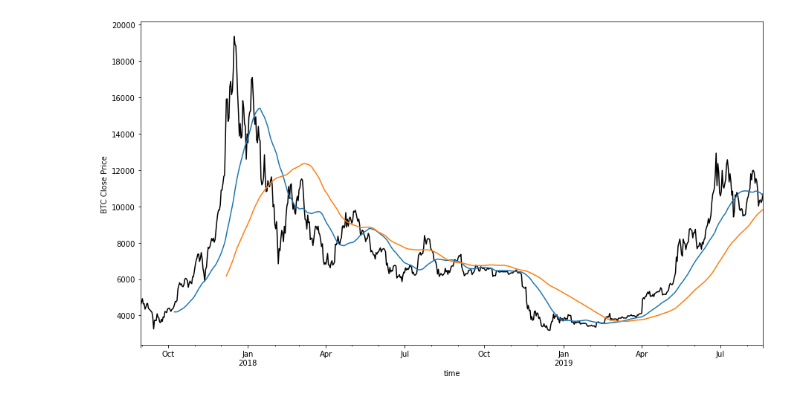
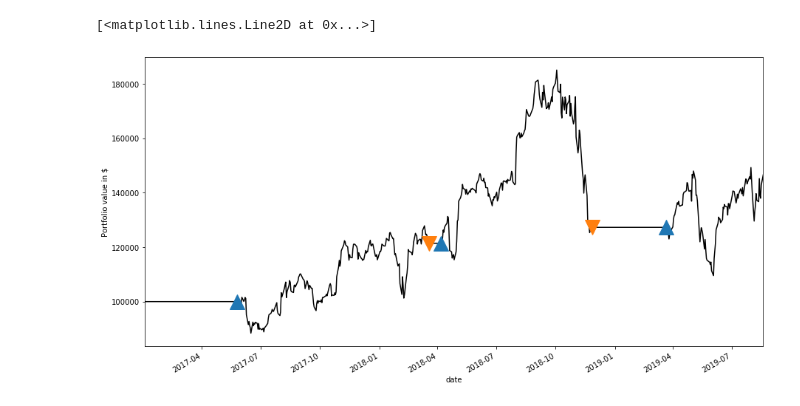
Before and after one commit to debuggermalhotra/open-finance, a Jupyter notebook: Equity_Moving_Average.ipynb, the cells around one changed output. Cells and saved outputs as stored; diff of their text form; code cells hidden in the pictures.

```diff
--- a/Equity_Moving_Average.ipynb
+++ b/Equity_Moving_Average.ipynb
@@ -11,4 +12,3 @@ pd.set_option('display.max_colwidth', -1)  # or 199
 # %%
-tsla=stocks.ohlcv('TSLA','2017-01-01','2019-08-19')
-btc=crypto.ohlcv('BTC/USD','2017-01-01','2019-08-19')
+data=stocks.ohlcv('AAPL','2017-01-01','2019-08-19')
 # %%
@@ -57,15 +36,15 @@ Text(0.5, 1.0, 'BTC close price')
 short_window=40
 long_window=100
 
-tsla_signals=pd.DataFrame(index=tsla.index)
-tsla_signals['signal']=0.0
-tsla_signals['short_mavg']=analysis.sma(tsla['close'],short_window)
-tsla_signals['long_mavg']=analysis.sma(tsla['close'],long_window)
-tsla_signals['signal'][short_window:]=np.where(tsla_signals['short_mavg'][short_window:]
-                                               >tsla_signals['long_mavg'][short_window:],1,0)
-tsla_signals['positions']=tsla_signals['signal'].diff()
-print(tsla_signals.loc[tsla_signals['positions']==1.0])
-print(tsla_signals.loc[tsla_signals['positions']==-1.0])
+signals=pd.DataFrame(index=data.index)
+signals['signal']=0.0
+signals['short_mavg']=analysis.sma(data['close'],short_window)
+signals['long_mavg']=analysis.sma(data['close'],long_window)
+signals['signal'][short_window:]=np.where(signals['short_mavg'][short_window:]
+                                               >signals['long_mavg'][short_window:],1,0)
+signals['positions']=signals['signal'].diff()
+print(signals.loc[signals['positions']==1.0])
+print(signals.loc[signals['positions']==-1.0])
 # %% [output]
             signal  short_mavg  long_mavg  positions
 date
@@ -115,0 +69,11 @@ time
+# %%
+initial_capital=float(100000)
+positions=pd.DataFrame(index=signals.index).fillna(0.0)
+positions['Positions in TSLA']=1000*signals['signal']
+portfolio=positions.multiply(data['close'],axis=0)
+pos_diff=positions.diff()
+portfolio['holdings']=(positions.multiply(data['close'],axis=0).sum(axis=1))
+portfolio['cash']=initial_capital-(pos_diff.multiply(data['close'],axis=0)).sum(axis=1).cumsum()
+portfolio['total']=portfolio['cash']+portfolio['holdings']
+portfolio['returns']=portfolio['total'].pct_change()
+portfolio.tail(10)
@@ -116,11 +93,9 @@ time
 # %%
-fig2=plt.figure(figsize=(15,8))
-ax2=fig2.add_subplot(111,ylabel='BTC Close Price')
-btc['close'].plot(ax=ax2,color='black')
-btc_signals['short_mavg'].plot(ax=ax2)
-btc_signals['long_mavg'].plot(ax=ax2)
-ax2.plot(btc_signals.loc[btc_signals['positions']==1.0].index,btc_signals.short_mavg[btc_signals.positions==1.0],'^',markersize=20,)
-ax2.plot(btc_signals.loc[btc_signals['positions']==-1.0].index,btc_signals.short_mavg[btc_signals.positions==-1.0],'v',markersize=20)
-plt.show()
+fig=plt.figure(figsize=(15,8))
+ax1=fig.add_subplot(111,ylabel='Portfolio value in $')
+portfolio['total'].plot(ax=ax1,color='black')
+ax1.plot(portfolio.loc[signals['positions']==1.0].index,portfolio.total[signals.positions==1.0],'^',markersize=20)
+ax1.plot(portfolio.loc[signals['positions']==-1.0].index,portfolio.total[signals.positions==-1.0],'v',markersize=20)
 # %% [output]
+[<matplotlib.lines.Line2D at 0x...>]
-[figure, old version]
+[figure, new version]
```
Also changed, not shown: parts of 13 cells of this notebook.
